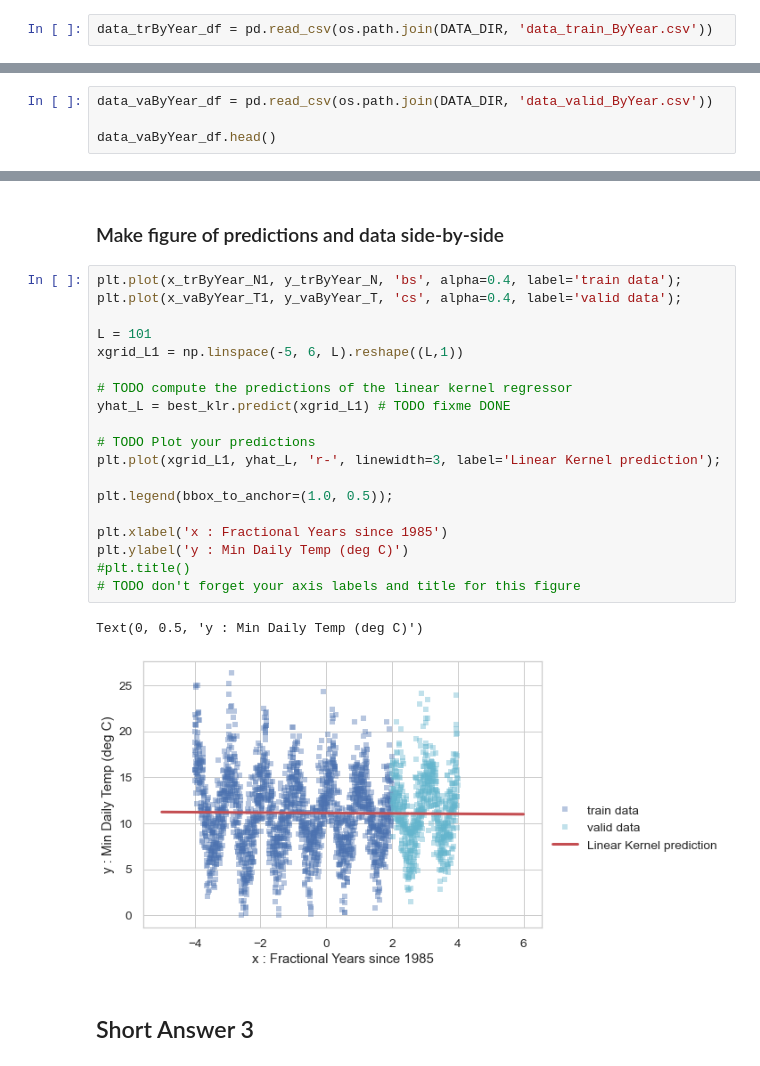
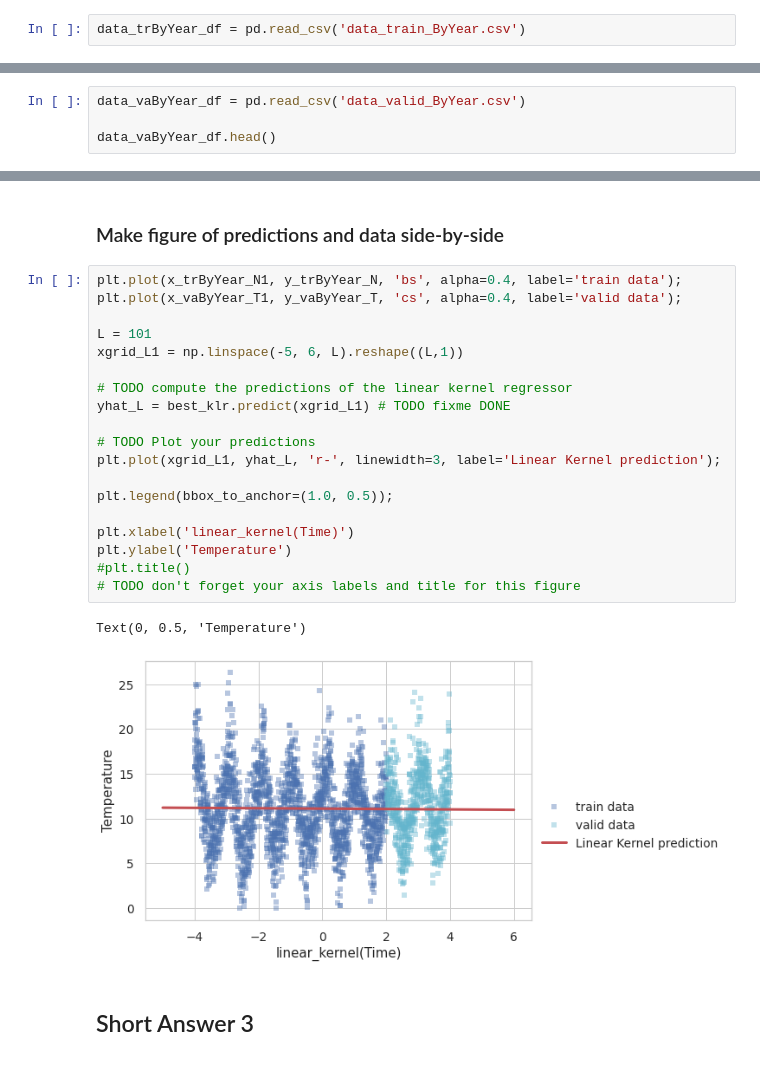
Before and after one commit to kamibrumi/comp135-intro-to-ml, a Jupyter notebook: hw5/hw5.ipynb, the cells around one changed output, grey strips where cells are left out. Cells and saved outputs as stored; diff of their text form.

```diff
--- a/hw5/hw5.ipynb
+++ b/hw5/hw5.ipynb
@@ -39,5 +39,5 @@ DATA_DIR = os.path.join("data_melbourne_daily_min_temp/") # TODO fix me
 # %%
-data_trByYear_df = pd.read_csv(os.path.join(DATA_DIR, 'data_train_ByYear.csv'))
+data_trByYear_df = pd.read_csv('data_train_ByYear.csv')
 # %%
 # Inspect the first few entries
 data_trByYear_df.head()
@@ -76,7 +76,7 @@ mean(y_trByYear_N) : 11.003
 # %% [markdown]
 # Load Validation set data for the 'ByYear' split
 # %%
-data_vaByYear_df = pd.read_csv(os.path.join(DATA_DIR, 'data_valid_ByYear.csv'))
+data_vaByYear_df = pd.read_csv('data_valid_ByYear.csv')
 
 data_vaByYear_df.head()
 # %% [output]
@@ -297,25 +304,25 @@ Pipeline(steps=[('linearkernelTransformer',
 # %%
 plt.plot(x_trByYear_N1, y_trByYear_N, 'bs', alpha=0.4, label='train data');
 plt.plot(x_vaByYear_T1, y_vaByYear_T, 'cs', alpha=0.4, label='valid data');
 
 L = 101
 xgrid_L1 = np.linspace(-5, 6, L).reshape((L,1))
 
 # TODO compute the predictions of the linear kernel regressor
 yhat_L = best_klr.predict(xgrid_L1) # TODO fixme DONE
 
 # TODO Plot your predictions
 plt.plot(xgrid_L1, yhat_L, 'r-', linewidth=3, label='Linear Kernel prediction');
 
 plt.legend(bbox_to_anchor=(1.0, 0.5));
 
-plt.xlabel('x : Fractional Years since 1985')
-plt.ylabel('y : Min Daily Temp (deg C)')
+plt.xlabel('linear_kernel(Time)')
+plt.ylabel('Temperature')
 #plt.title()
 # TODO don't forget your axis labels and title for this figure
 # %% [output]
-Text(0, 0.5, 'y : Min Daily Temp (deg C)')
+Text(0, 0.5, 'Temperature')
-[figure, old version]
+[figure, new version]
 # %% [markdown]
 ## Short Answer 3
 # %% [markdown]
```
Also changed, not shown: parts of 29 cells of this notebook.
